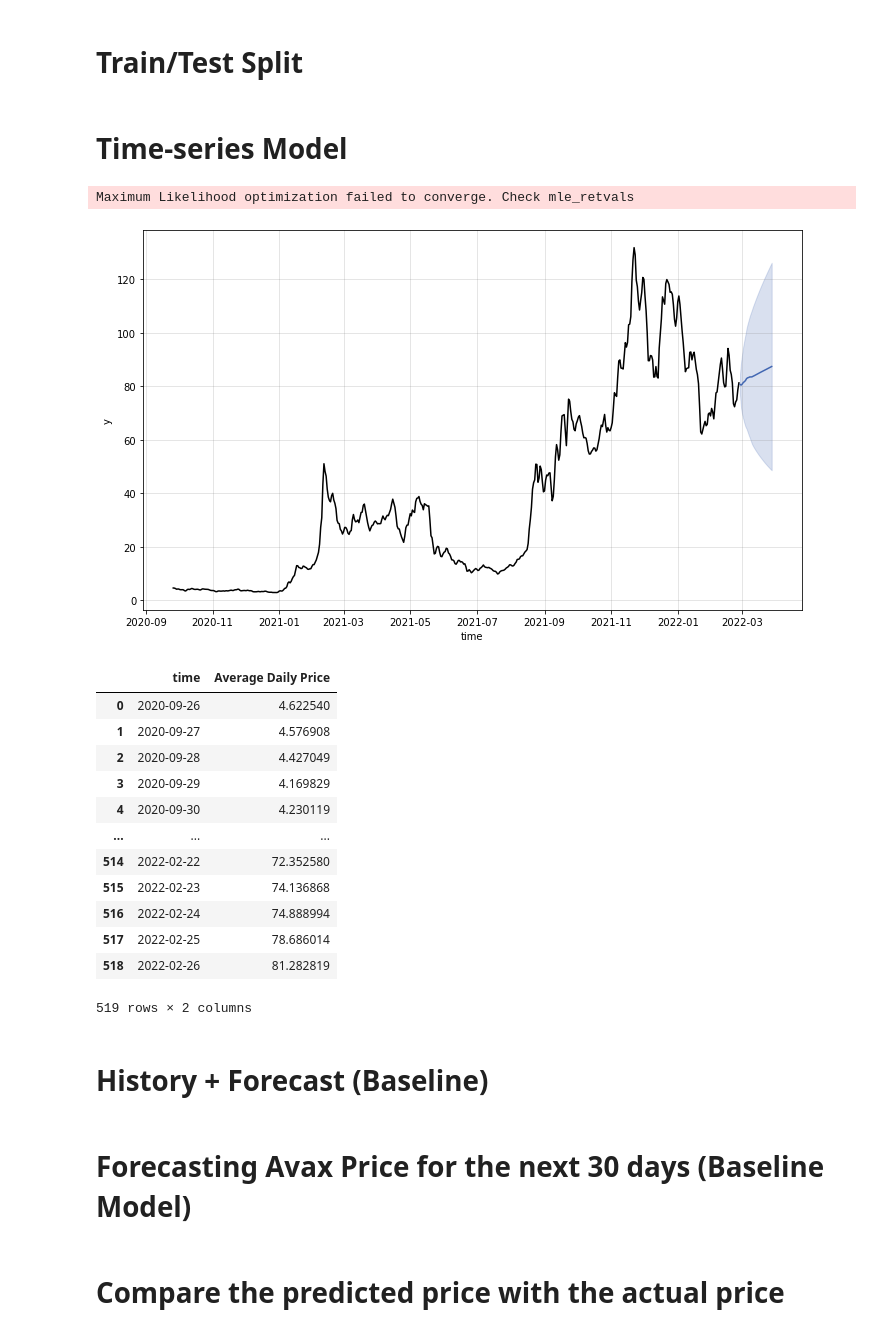
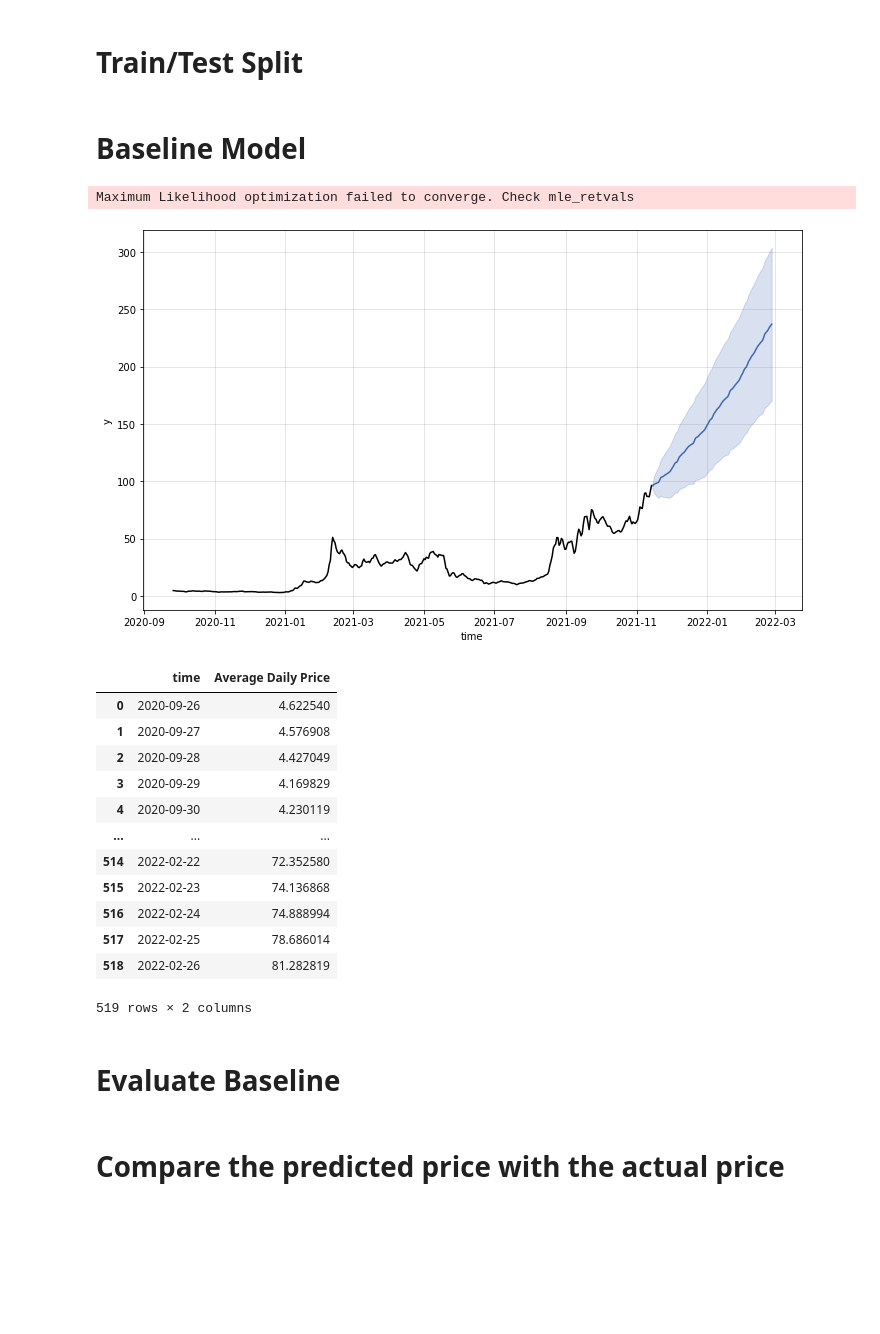
Before and after one commit to AFinney1/avax-project, a Jupyter notebook: avax-price-forecast.ipynb, the cells around one changed output. Drawn from its saved outputs; the diff is of its cells as text; code cells hidden in the pictures; blank space fills up the shorter version.

Commit message:
Baseline evaluation

```diff
--- a/avax-price-forecast.ipynb
+++ b/avax-price-forecast.ipynb
@@ -85,6 +86,11 @@ decomp()
 # %% [markdown]
 # Train/Test Split
 # %%
+if 'time' not in avax_daily_ave.columns:
+    avax_daily_ave.index.rename("time", inplace=True)
+    avax_daily_ave.reset_index(inplace=True)
+
+
 def train_test_split():
     """
     Split the avax_daily_ave dataframe into training and test sets.
@@ -93,40 +99,38 @@ def train_test_split():
     test = avax_daily_ave[int(len(avax_daily_ave)*0.8):]
     return train, test
 train, test = train_test_split()
+steps = len(test)
 # %% [markdown]
-# Time-series Model
+# Baseline Model
 # %%
-if 'time' not in avax_daily_ave.columns:
-    avax_daily_ave.index.rename("time", inplace=True)
-    avax_daily_ave.reset_index(inplace=True)
 
 
 
 def build_baseline_model():
     """
     Baseline ARIMA model for avax_daily_ave using kats.models.sarima.
     """
     params = SARIMAParams(
     p = 2,
     d=1,
     q=1,
     trend = 'ct',
-    seasonal_order=(1,0,1,12)
+    seasonal_order=(1,1,1,30)
     )
 
-    ts = kats.consts.TimeSeriesData(avax_daily_ave)
+    ts = kats.consts.TimeSeriesData(train)
     model = kats.models.sarima.SARIMAModel(data = ts, params = params)
     model.fit()
-    fcst = model.predict(steps=30)
+    fcst = model.predict(steps=steps)
     #model.summary()
     model.plot()
-    plt.show()
+    #plt.show()
     return fcst
 b = build_baseline_model()
 avax_daily_ave
 # %% [output]
 Maximum Likelihood optimization failed to converge. Check mle_retvals
-[figure, old version]
+[figure, new version]
 |  | time | Average Daily Price |
 | 0 | 2020-09-26 | 4.622540 |
 | 1 | 2020-09-27 | 4.576908 |
@@ -141,4 +145,4 @@ Maximum Likelihood optimization failed to converge. Check mle_retvals
 | 518 | 2022-02-26 | 81.282819 |
 519 rows × 2 columns
 # %% [markdown]
-# History + Forecast (Baseline)
+# Evaluate Baseline
@@ -171,2 +148,0 @@ plot_hist_bl_forecast()
-# %% [markdown]
-# Forecasting Avax Price for the next 30 days (Baseline Model)
```
Also changed, not shown: parts of 3 cells of this notebook.
